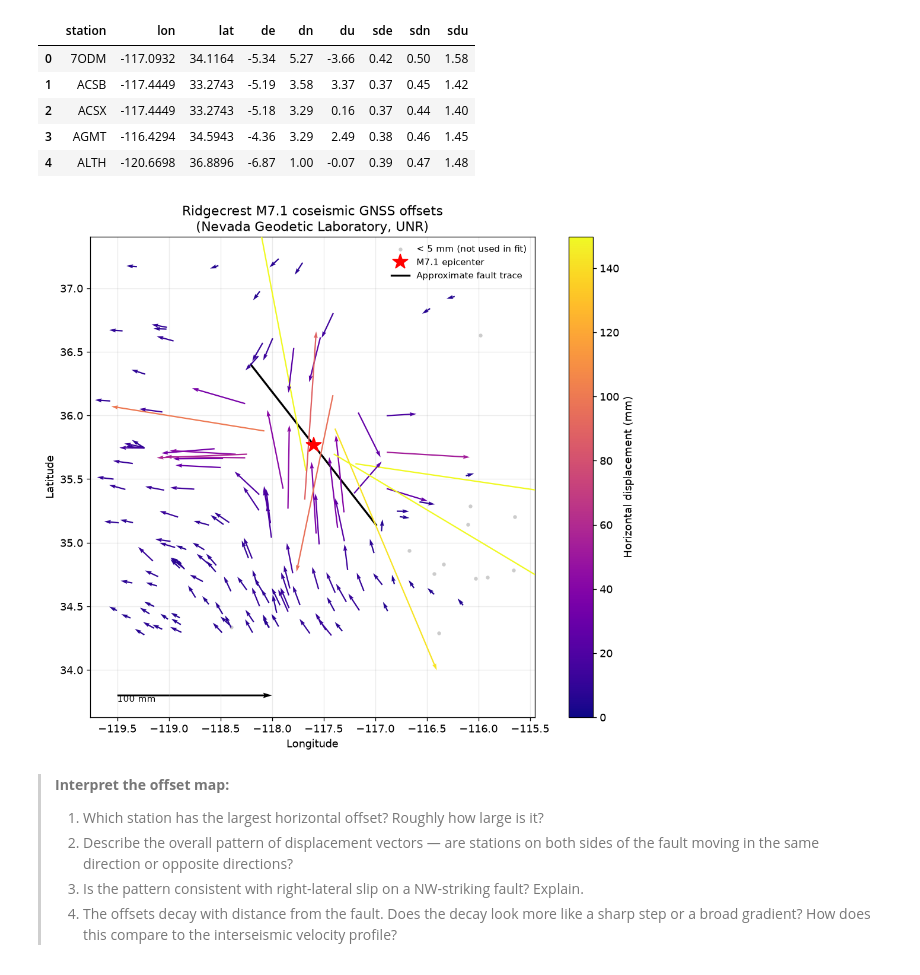
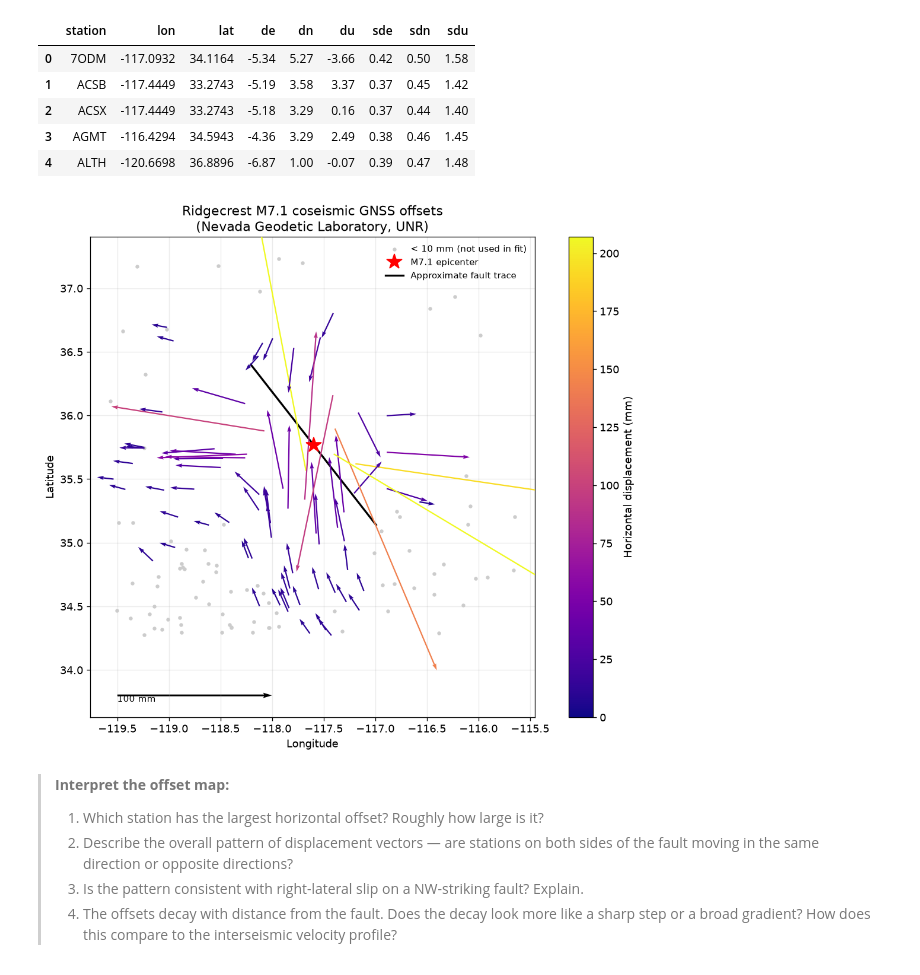
Before and after one commit to amtseismo/EPS166, a Jupyter notebook: notebooks/04_seismic_cycle.ipynb, the cells around one changed output. Saved outputs shown, nothing was run; the diff lists cells and outputs as text; code cells hidden in the pictures.

```diff
--- a/notebooks/04_seismic_cycle.ipynb
+++ b/notebooks/04_seismic_cycle.ipynb
@@ -823,7 +792,7 @@ near  = offsets[
 near["horiz_mm"] = np.hypot(near.de, near.dn)
 
 # Split into significant and noise-dominated stations for the map
-SIG_MM = 5.0   # matches MIN_HORIZ_OFFSET_MM in the fit cell
+SIG_MM = 10.0   # matches MIN_HORIZ_OFFSET_MM in the fit cell
 near_sig  = near[near.horiz_mm >= SIG_MM]
 near_tiny = near[near.horiz_mm <  SIG_MM]
 
@@ -842,34 +811,34 @@ sc = ax.quiver(
     near_sig.de * scale, near_sig.dn * scale,
     near_sig.horiz_mm,
     scale=1, scale_units="xy", angles="xy",
     cmap="plasma", clim=(0, near_sig.horiz_mm.quantile(0.98)),
     zorder=3, width=0.003,
 )
 plt.colorbar(sc, ax=ax, label="Horizontal displacement (mm)")
 
 # Epicenter
 ax.plot(EQ_LON, EQ_LAT, "r*", ms=16, zorder=5, label="M7.1 epicenter")
 
 # Approximate fault trace
 strike_rad = np.deg2rad(EQ_STRIKE)
 lengths = np.array([-0.8, 0.8])
 fault_lon = EQ_LON + lengths * np.sin(strike_rad) / np.cos(np.deg2rad(EQ_LAT))
 fault_lat = EQ_LAT + lengths * np.cos(strike_rad)
 ax.plot(fault_lon, fault_lat, "k-", lw=2, label="Approximate fault trace")
 
 # Scale arrow
 ax.quiver(-119.5, 33.8, 100*scale, 0, scale=1, scale_units="xy",
           angles="xy", color="k", width=0.004)
 ax.text(-119.5, 33.75, "100 mm", fontsize=9)
 
 ax.set_aspect(1/np.cos(np.deg2rad(EQ_LAT)))
 ax.set(xlabel="Longitude", ylabel="Latitude",
        title="Ridgecrest M7.1 coseismic GNSS offsets\n(Nevada Geodetic Laboratory, UNR)")
 ax.legend(fontsize=9, frameon=False)
 plt.tight_layout()
 plt.show()
 # %% [output]
-[figure, old version]
+[figure, new version]
 # %% [markdown]
 > **Interpret the offset map:**
 > 1. Which station has the largest horizontal offset? Roughly how large is it?
```
Also changed, not shown: parts of 27 cells of this notebook, 1 other file.
